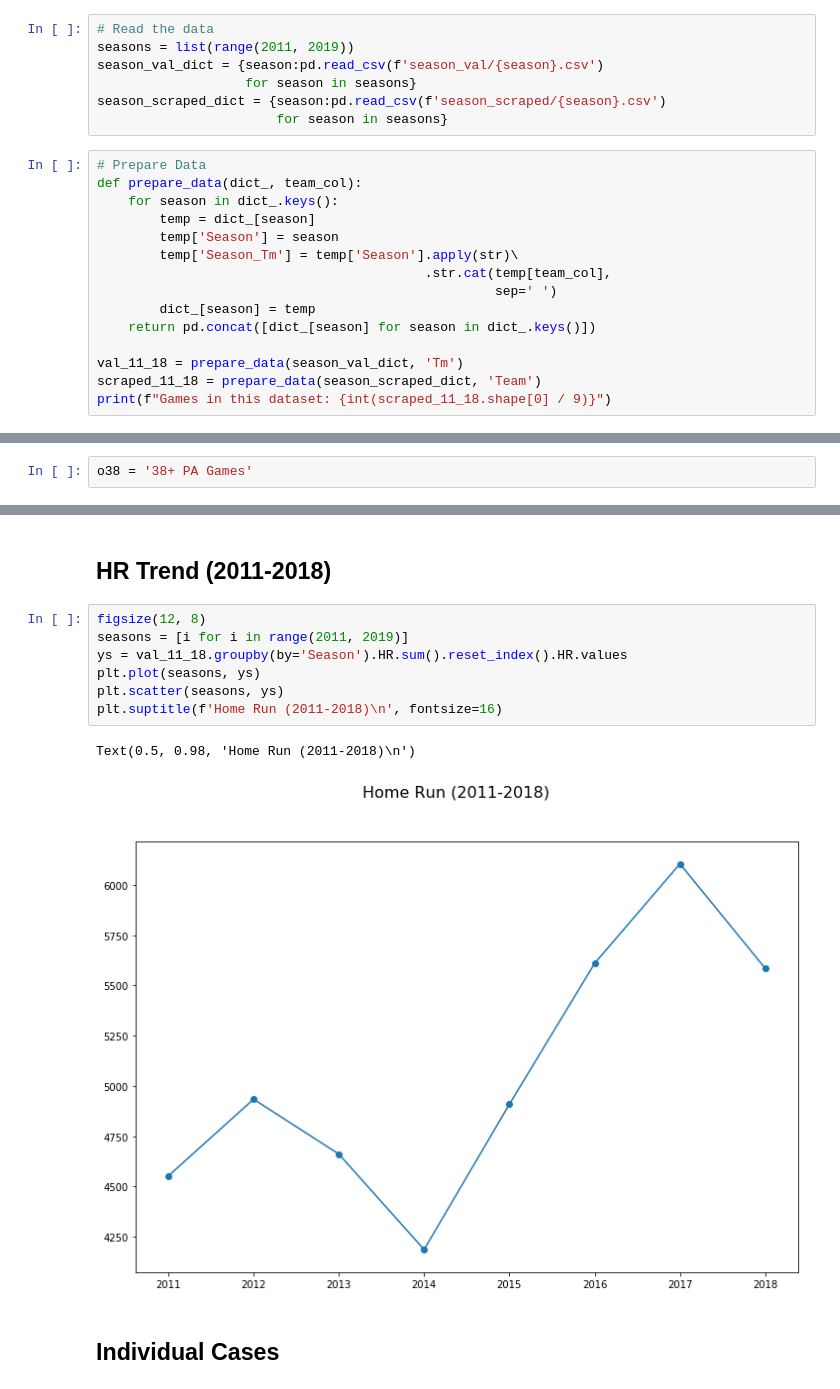
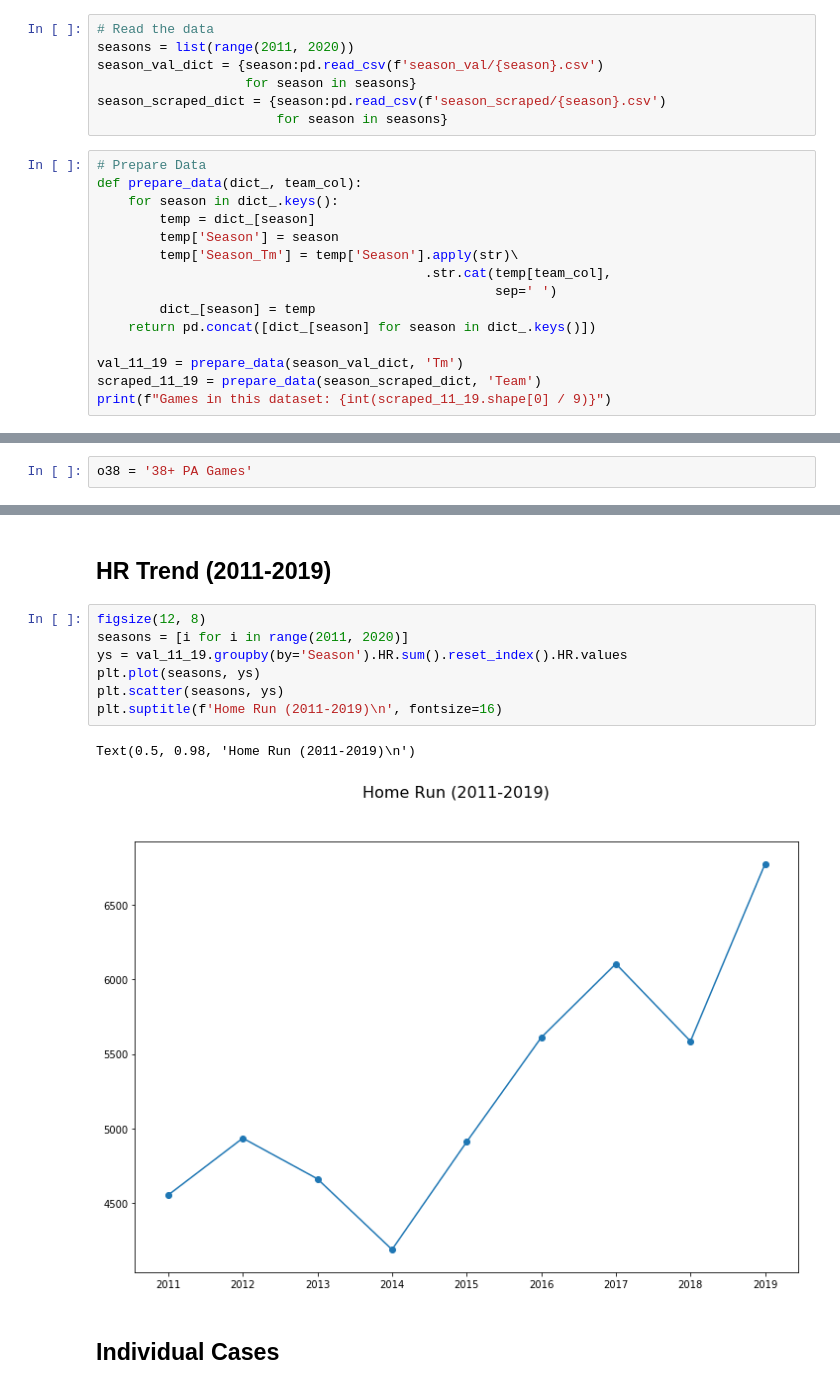
Before and after one commit to xulianrenzoku/battingorder, a Jupyter notebook: batting_order_trend_analysis.ipynb, the cells around one changed output, grey strips where cells are left out. Saved outputs shown, nothing was run; the diff lists cells and outputs as text.

Commit message:
Add 2019 data

```diff
--- a/batting_order_trend_analysis.ipynb
+++ b/batting_order_trend_analysis.ipynb
@@ -5,7 +5,7 @@ import matplotlib.pyplot as plt
 from IPython.core.pylabtools import figsize
 # %%
 # Read the data
-seasons = list(range(2011, 2019))
+seasons = list(range(2011, 2020))
 season_val_dict = {season:pd.read_csv(f'season_val/{season}.csv')
                    for season in seasons}
 season_scraped_dict = {season:pd.read_csv(f'season_scraped/{season}.csv')
@@ -22,7 +22,7 @@ def prepare_data(dict_, team_col):
         dict_[season] = temp
     return pd.concat([dict_[season] for season in dict_.keys()])
 
-val_11_18 = prepare_data(season_val_dict, 'Tm')
-scraped_11_18 = prepare_data(season_scraped_dict, 'Team')
-print(f"Games in this dataset: {int(scraped_11_18.shape[0] / 9)}")
+val_11_19 = prepare_data(season_val_dict, 'Tm')
+scraped_11_19 = prepare_data(season_scraped_dict, 'Team')
+print(f"Games in this dataset: {int(scraped_11_19.shape[0] / 9)}")
 # %% [output]
@@ -395,15 +397,15 @@ generate_trend(o38_season_dfs, 'RISP%',
 # %% [markdown]
-## HR Trend (2011-2018)
+## HR Trend (2011-2019)
 # %%
 figsize(12, 8)
-seasons = [i for i in range(2011, 2019)]
-ys = val_11_18.groupby(by='Season').HR.sum().reset_index().HR.values
+seasons = [i for i in range(2011, 2020)]
+ys = val_11_19.groupby(by='Season').HR.sum().reset_index().HR.values
 plt.plot(seasons, ys)
 plt.scatter(seasons, ys)
-plt.suptitle(f'Home Run (2011-2018)\n', fontsize=16)
+plt.suptitle(f'Home Run (2011-2019)\n', fontsize=16)
 # %% [output]
-Text(0.5, 0.98, 'Home Run (2011-2018)\n')
+Text(0.5, 0.98, 'Home Run (2011-2019)\n')
-[figure, old version]
+[figure, new version]
 # %% [markdown]
 ## Individual Cases
 # %% [markdown]
```
Also changed, not shown: parts of 66 cells of this notebook.
